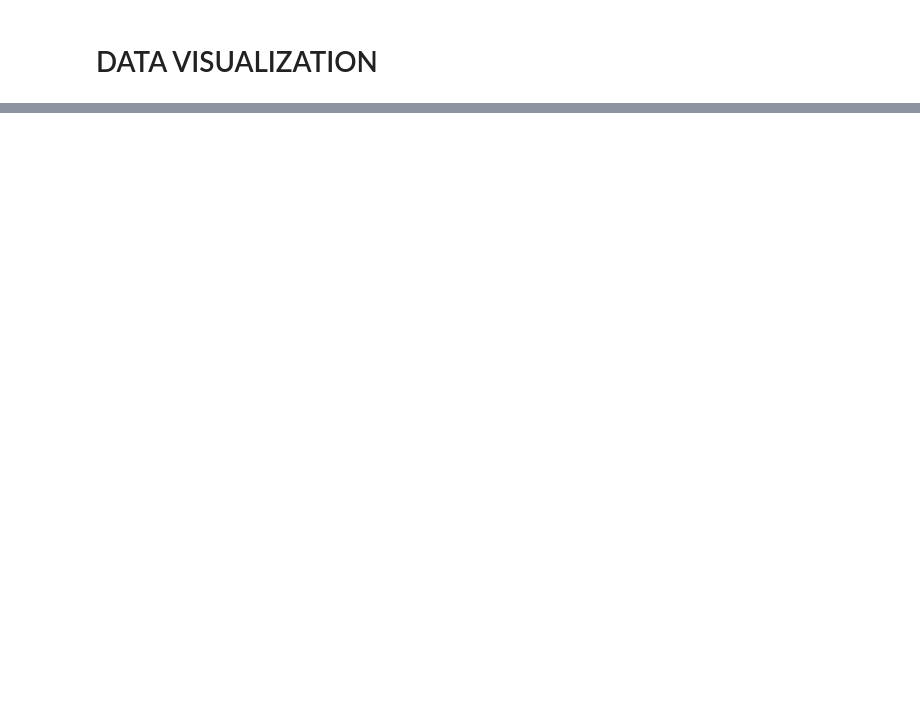
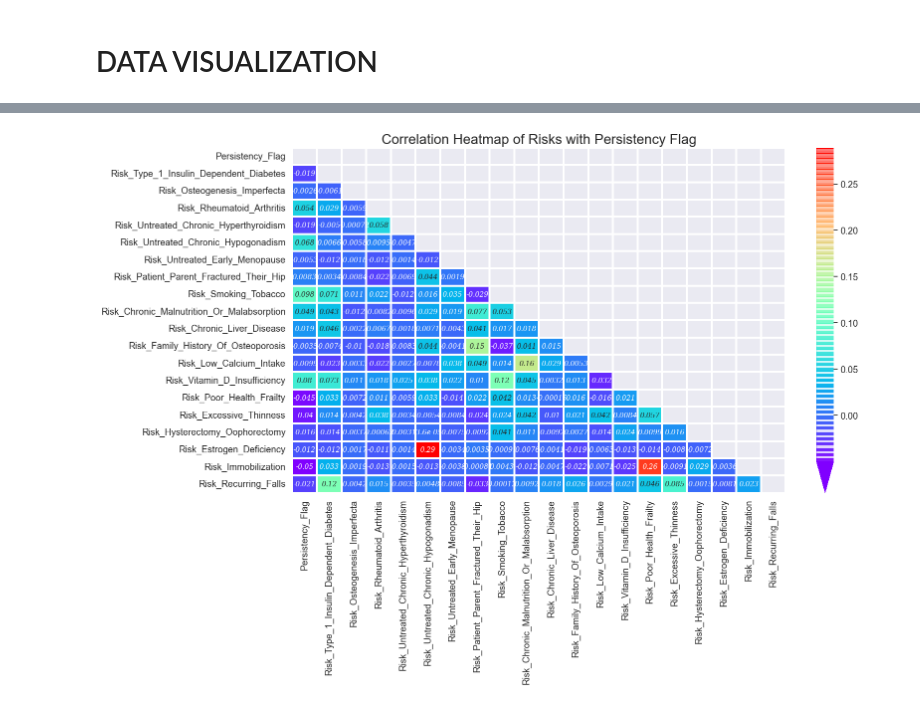
Before and after one commit to LiviaNFoster/DataGlacierFinalProject, a Jupyter notebook: FinalProject.ipynb, the cells around one changed output, grey strips where cells are left out. Drawn from its saved outputs; the diff is of its cells as text; code cells hidden in the pictures; blank space fills up the shorter version.

```diff
--- a/FinalProject.ipynb
+++ b/FinalProject.ipynb
@@ -1124,0 +1228,25 @@ df.head()
+# %%
+# Risks and Persistency Heatmap sans Total Risk count
+df_risk = df[['Persistency_Flag', 'Risk_Type_1_Insulin_Dependent_Diabetes', 'Risk_Osteogenesis_Imperfecta',
+             'Risk_Rheumatoid_Arthritis', 'Risk_Untreated_Chronic_Hyperthyroidism', 'Risk_Untreated_Chronic_Hypogonadism',
+             'Risk_Untreated_Early_Menopause', 'Risk_Patient_Parent_Fractured_Their_Hip', 'Risk_Smoking_Tobacco',
+             'Risk_Chronic_Malnutrition_Or_Malabsorption', 'Risk_Chronic_Liver_Disease', 'Risk_Family_History_Of_Osteoporosis',
+             'Risk_Low_Calcium_Intake', 'Risk_Vitamin_D_Insufficiency', 'Risk_Poor_Health_Frailty','Risk_Excessive_Thinness',
+             'Risk_Hysterectomy_Oophorectomy', 'Risk_Estrogen_Deficiency', 'Risk_Immobilization', 'Risk_Recurring_Falls']].copy()
+corr_risk = df_risk.corr()
+
+plt.figure(figsize = (16, 9))
+
+# take upper correlation matrix
+matrix = np.triu(corr_risk)
+
+# Generate heatmap correlation
+ax = sns.heatmap(corr_risk, mask = matrix, cmap = 'rainbow', annot = True, linewidth = 1.5 ,annot_kws= annot_kws, cbar_kws=cbar_kws)
+
+# Set the title etc
+plt.title('Correlation Heatmap of Risks with Persistency Flag', fontsize = 20)
+
+# Set the size of text
+sns.set(font_scale = 1.2)
+# %% [output]
+[figure, added]
```
Also changed, not shown: parts of 16 cells of this notebook.
